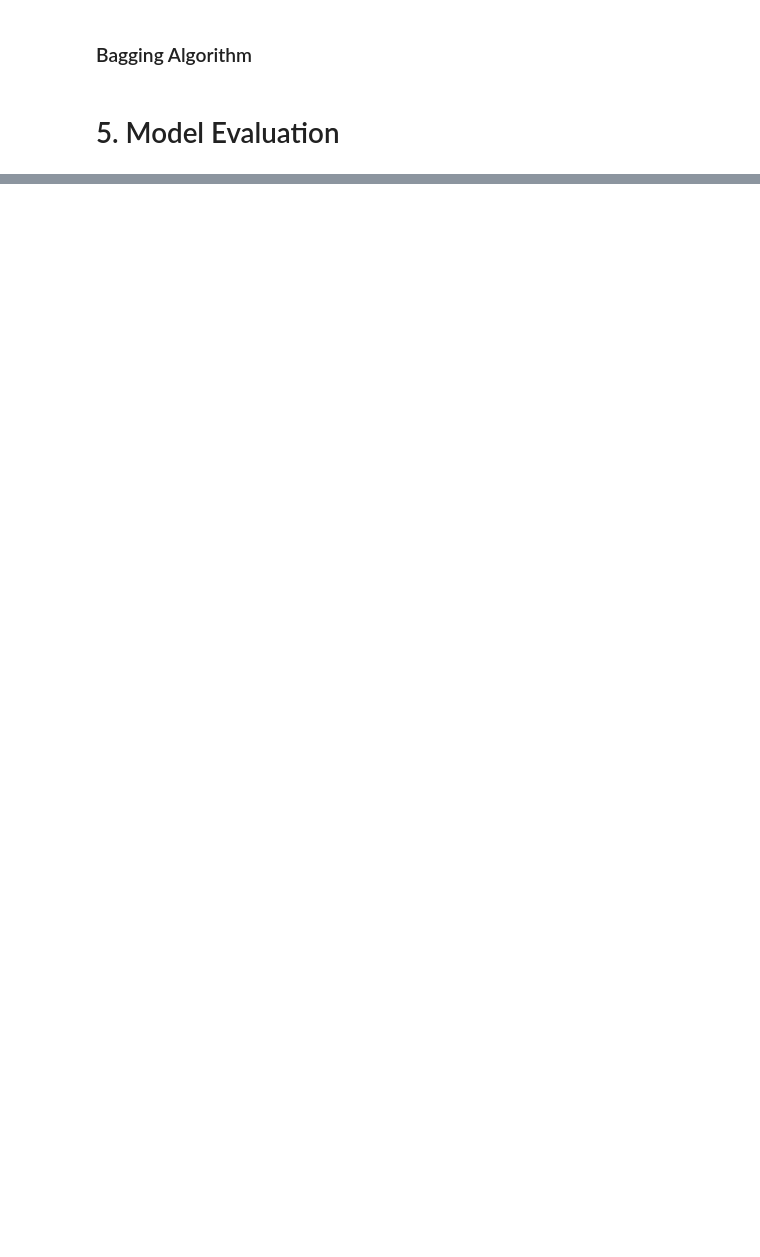
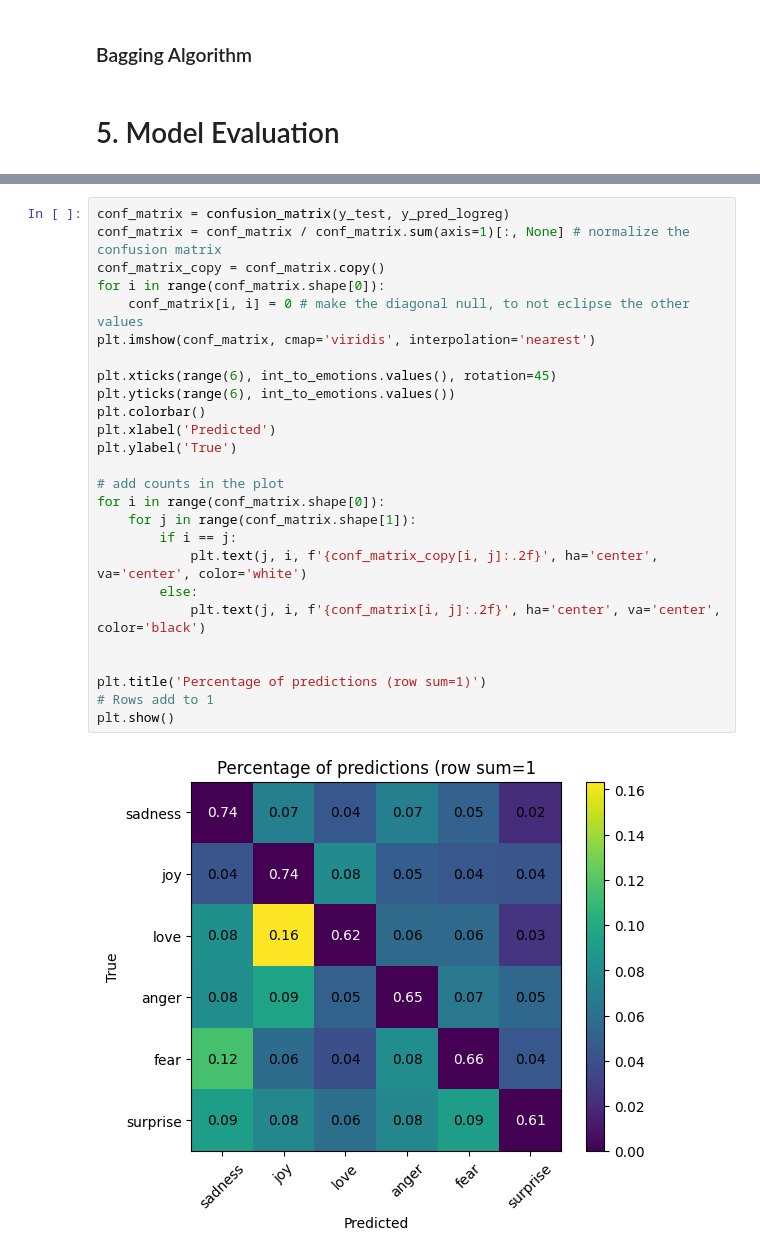
Before and after one commit to yoxerao/PLN, a Jupyter notebook: Emotion_Class_Model copy.ipynb, the cells around one changed output, grey strips where cells are left out. Saved outputs shown, nothing was run; the diff lists cells and outputs as text; blank space fills up the shorter version.

```diff
--- a/Emotion_Class_Model copy.ipynb
+++ b/Emotion_Class_Model copy.ipynb
@@ -610,0 +602,28 @@ weighted avg       0.54      0.48      0.50      2000
+# %%
+conf_matrix = confusion_matrix(y_test, y_pred_logreg)
+conf_matrix = conf_matrix / conf_matrix.sum(axis=1)[:, None] # normalize the confusion matrix
+conf_matrix_copy = conf_matrix.copy()
+for i in range(conf_matrix.shape[0]):
+    conf_matrix[i, i] = 0 # make the diagonal null, to not eclipse the other values
+plt.imshow(conf_matrix, cmap='viridis', interpolation='nearest')
+
+plt.xticks(range(6), int_to_emotions.values(), rotation=45)
+plt.yticks(range(6), int_to_emotions.values())
+plt.colorbar()
+plt.xlabel('Predicted')
+plt.ylabel('True')
+
+# add counts in the plot
+for i in range(conf_matrix.shape[0]):
+    for j in range(conf_matrix.shape[1]):
+        if i == j:
+            plt.text(j, i, f'{conf_matrix_copy[i, j]:.2f}', ha='center', va='center', color='white')
+        else:
+            plt.text(j, i, f'{conf_matrix[i, j]:.2f}', ha='center', va='center', color='black')
+
+
+plt.title('Percentage of predictions (row sum=1)')
+# Rows add to 1
+plt.show()
+# %% [output]
+[figure, added]
```
Also changed, not shown: parts of 20 cells of this notebook.
